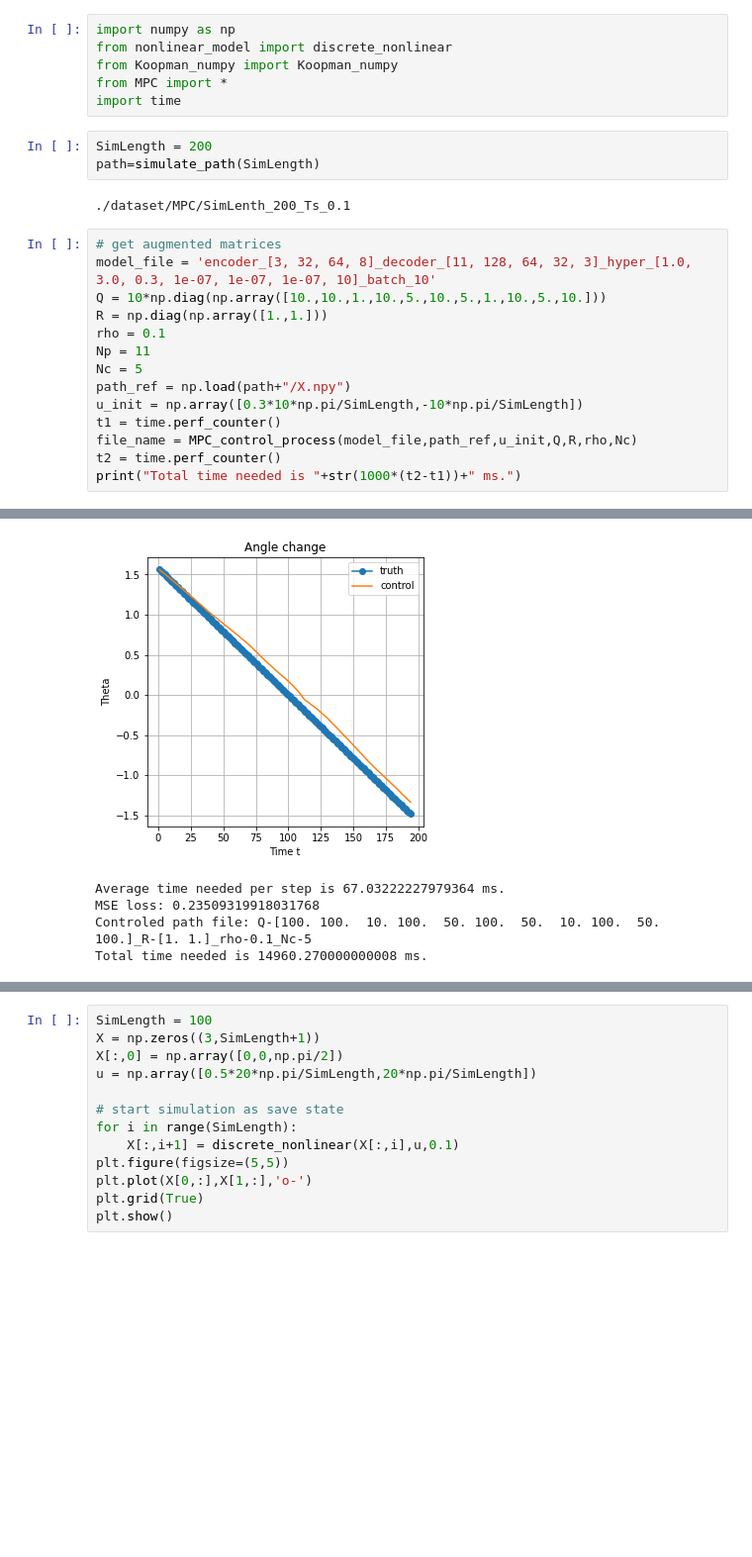
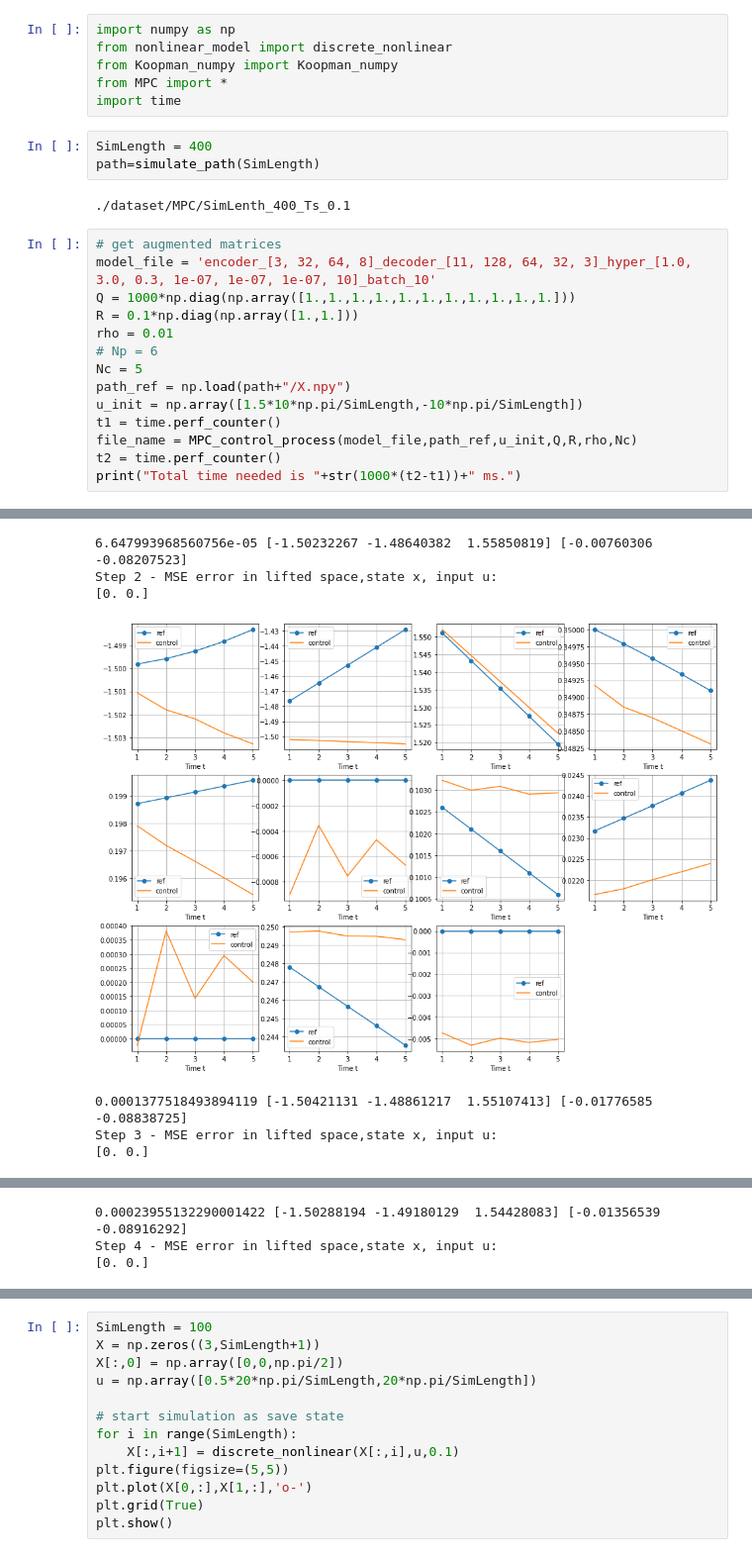
Before and after one commit to qypalice/Capstone_USV_history, a Jupyter notebook: model/MPC_test.ipynb, the cells around one changed output, grey strips where cells are left out. Shown at 99% size. Cells and saved outputs as stored; diff of their text form; blank space fills up the shorter version.

```diff
--- a/model/MPC_test.ipynb
+++ b/model/MPC_test.ipynb
@@ -50,20 +75,20 @@ from Koopman_numpy import Koopman_numpy
 from MPC import *
 import time
 # %%
-SimLength = 200
+SimLength = 400
 path=simulate_path(SimLength)
 # %% [output]
-./dataset/MPC/SimLenth_200_Ts_0.1
+./dataset/MPC/SimLenth_400_Ts_0.1
 # %%
 # get augmented matrices
 model_file = 'encoder_[3, 32, 64, 8]_decoder_[11, 128, 64, 32, 3]_hyper_[1.0, 3.0, 0.3, 1e-07, 1e-07, 1e-07, 10]_batch_10'
-Q = 10*np.diag(np.array([10.,10.,1.,10.,5.,10.,5.,1.,10.,5.,10.]))
-R = np.diag(np.array([1.,1.]))
-rho = 0.1
-Np = 11
+Q = 1000*np.diag(np.array([1.,1.,1.,1.,1.,1.,1.,1.,1.,1.,1.]))
+R = 0.1*np.diag(np.array([1.,1.]))
+rho = 0.01
+# Np = 6
 Nc = 5
 path_ref = np.load(path+"/X.npy")
-u_init = np.array([0.3*10*np.pi/SimLength,-10*np.pi/SimLength])
+u_init = np.array([1.5*10*np.pi/SimLength,-10*np.pi/SimLength])
 t1 = time.perf_counter()
 file_name = MPC_control_process(model_file,path_ref,u_init,Q,R,rho,Nc)
 t2 = time.perf_counter()
@@ -90,5 +100,7 @@ Step 193 - MSE error in lifted space,state x, input u:
+6.647993968560756e-05 [-1.50232267 -1.48640382  1.55850819] [-0.00760306 -0.08207523]
+Step 2 - MSE error in lifted space,state x, input u:
+[0. 0.]
-[figure, old version]
+[figure, new version]
-Average time needed per step is 67.03222227979364 ms.
-MSE loss: 0.23509319918031768
-Controled path file: Q-[100. 100.  10. 100.  50. 100.  50.  10. 100.  50. 100.]_R-[1. 1.]_rho-0.1_Nc-5
-Total time needed is 14960.270000000008 ms.
+0.0001377518493894119 [-1.50421131 -1.48861217  1.55107413] [-0.01776585 -0.08838725]
+Step 3 - MSE error in lifted space,state x, input u:
+[0. 0.]
@@ -94,0 +108,3 @@ Total time needed is 14960.270000000008 ms.
+0.00023955132290001422 [-1.50288194 -1.49180129  1.54428083] [-0.01356539 -0.08916292]
+Step 4 - MSE error in lifted space,state x, input u:
+[0. 0.]
```
Also changed, not shown: parts of 5 cells of this notebook, 21 other files.
